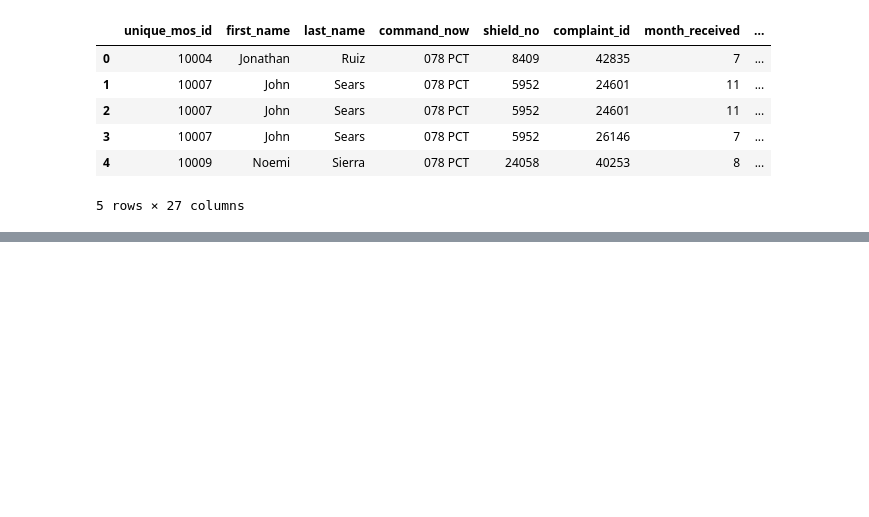
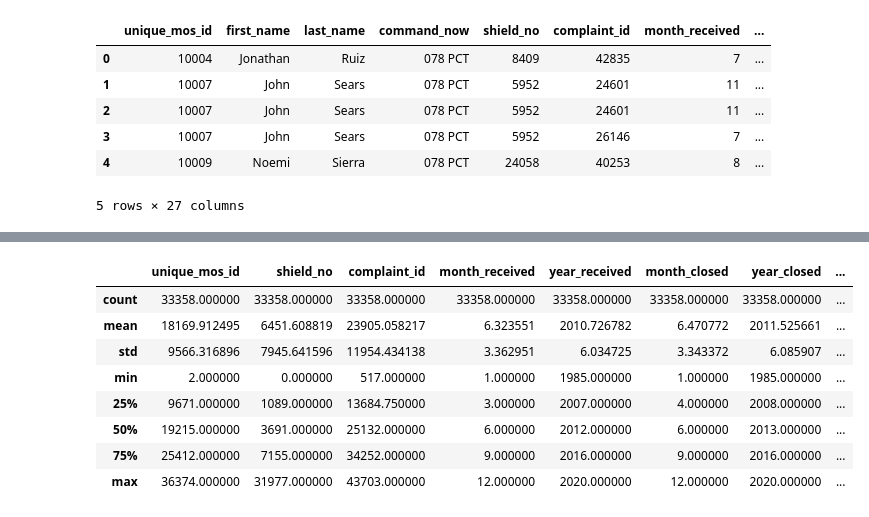
Before and after one commit to hannahpan1/AIHacks2022, a Jupyter notebook: dataModel.ipynb, the cells around one changed output, grey strips where cells are left out. Cells and saved outputs as stored; diff of their text form; code cells hidden in the pictures; blank space fills up the shorter version.

```diff
--- a/dataModel.ipynb
+++ b/dataModel.ipynb
@@ -21,0 +44,13 @@ df.head(5)
+# %%
+#statistical properties of dataset
+df.describe()
+# %% [output]
+|  | unique_mos_id | shield_no | complaint_id | month_received | year_received | month_closed | year_closed | ... |
+| count | 33358.000000 | 33358.000000 | 33358.000000 | 33358.000000 | 33358.000000 | 33358.000000 | 33358.000000 | ... |
+| mean | 18169.912495 | 6451.608819 | 23905.058217 | 6.323551 | 2010.726782 | 6.470772 | 2011.525661 | ... |
+| std | 9566.316896 | 7945.641596 | 11954.434138 | 3.362951 | 6.034725 | 3.343372 | 6.085907 | ... |
+| min | 2.000000 | 0.000000 | 517.000000 | 1.000000 | 1985.000000 | 1.000000 | 1985.000000 | ... |
+| 25% | 9671.000000 | 1089.000000 | 13684.750000 | 3.000000 | 2007.000000 | 4.000000 | 2008.000000 | ... |
+| 50% | 19215.000000 | 3691.000000 | 25132.000000 | 6.000000 | 2012.000000 | 6.000000 | 2013.000000 | ... |
+| 75% | 25412.000000 | 7155.000000 | 34252.000000 | 9.000000 | 2016.000000 | 9.000000 | 2016.000000 | ... |
+| max | 36374.000000 | 31977.000000 | 43703.000000 | 12.000000 | 2020.000000 | 12.000000 | 2020.000000 | ... |
```
Also changed, not shown: parts of 4 cells of this notebook, 1 other file.
